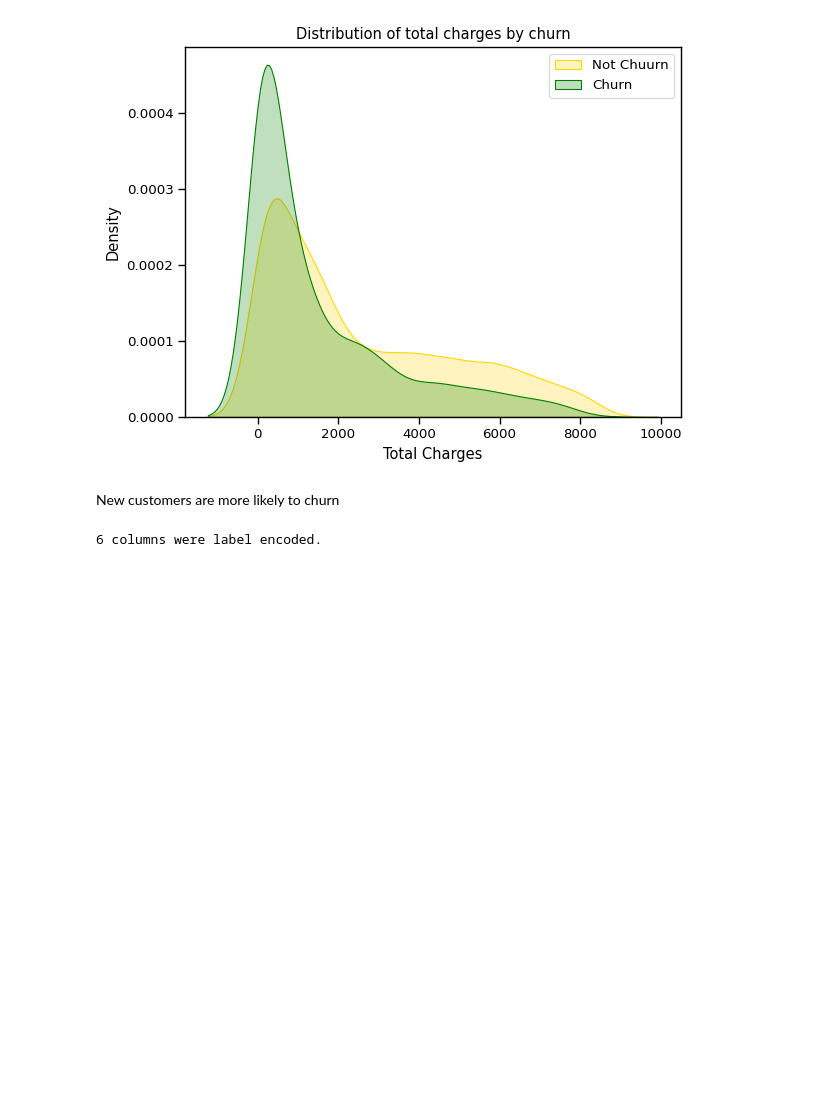
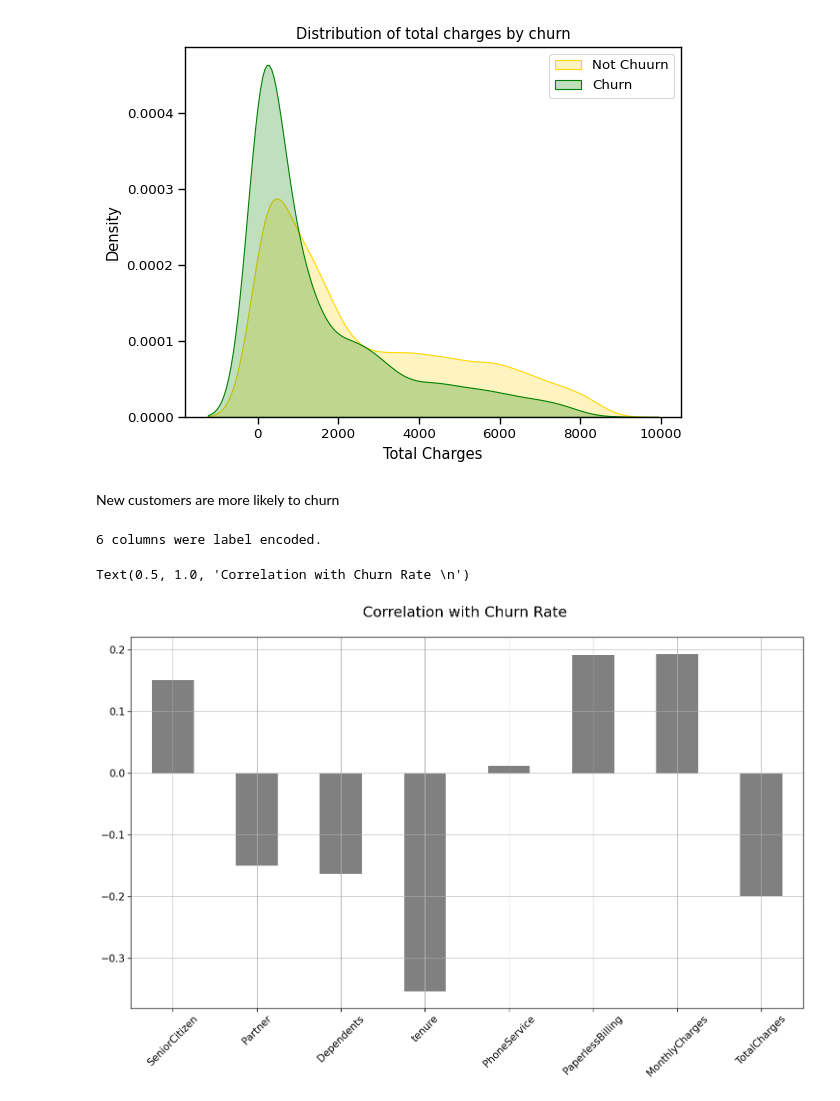
Before and after one commit to sAkhil2027/Telecom_Customer_Churn_Prediction, a Jupyter notebook: Scripts/Customer churn prediction.ipynb, the cells around one changed output. Saved outputs shown, nothing was run; the diff lists cells and outputs as text; code cells hidden in the pictures; blank space fills up the shorter version.

```diff
--- a/Scripts/Customer churn prediction.ipynb
+++ b/Scripts/Customer churn prediction.ipynb
@@ -440,3 +440,24 @@ for col in data.columns[1:]:
 print('{} columns were label encoded.'.format(le_count))
 # %% [output]
 6 columns were label encoded.
+# %%
+data2 = data[['SeniorCitizen', 'Partner', 'Dependents',
+       'tenure', 'PhoneService', 'PaperlessBilling',
+        'MonthlyCharges', 'TotalCharges']]
+
+correlations = data2.corrwith(data.Churn)
+correlations = correlations[correlations!=1]
+positive_correlations = correlations[correlations >0].sort_values(ascending = False)
+negative_correlations =correlations[correlations<0].sort_values(ascending = False)
+
+correlations.plot.bar(
+        figsize = (18, 10),
+        fontsize = 15,
+        color = 'grey',
+        rot = 45, grid = True)
+plt.title('Correlation with Churn Rate \n',
+horizontalalignment="center", fontstyle = "normal",
+fontsize = "22", fontfamily = "sans-serif")
+# %% [output]
+Text(0.5, 1.0, 'Correlation with Churn Rate \n')
+[figure, added]
```
Also changed, not shown: parts of 2 cells of this notebook.
